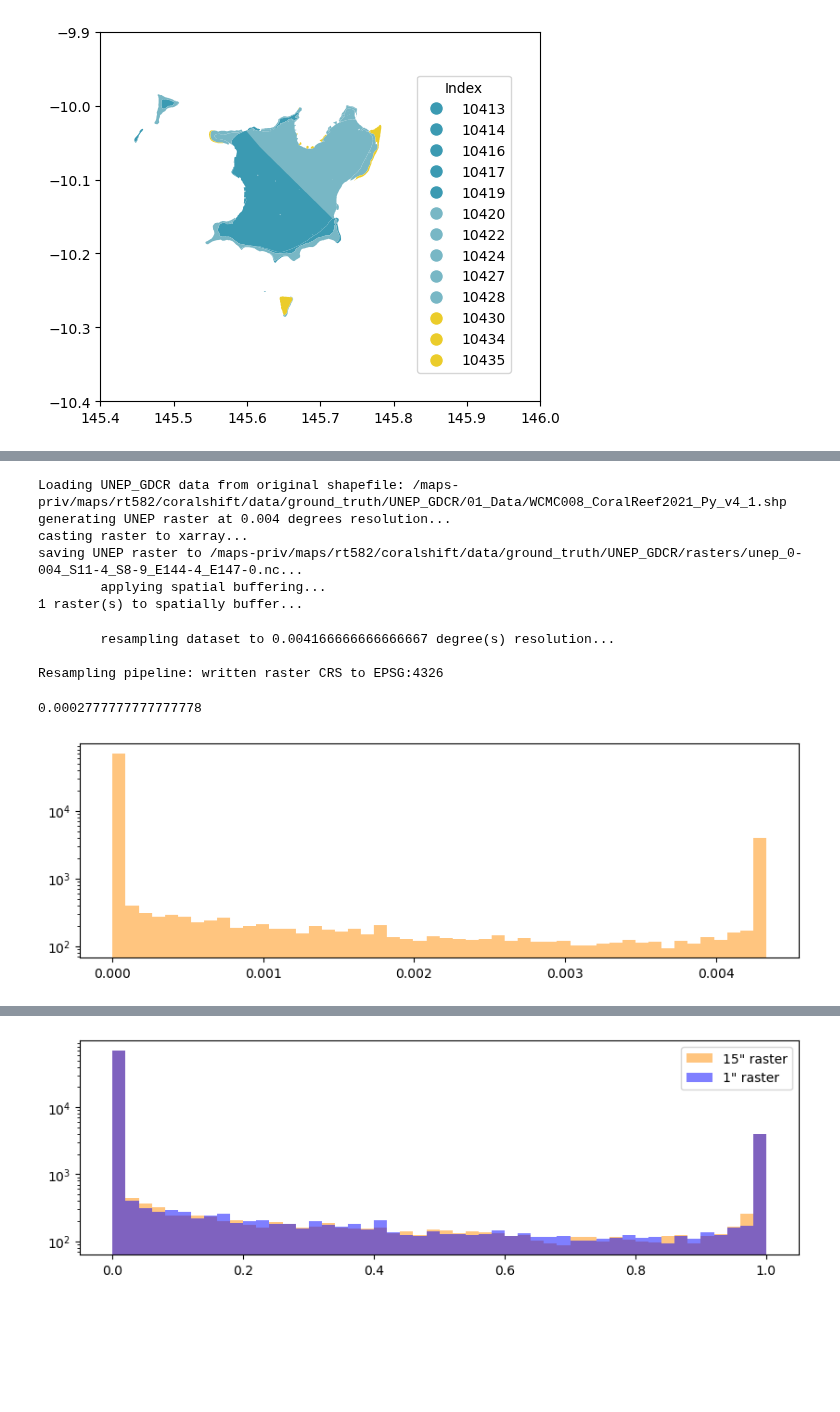
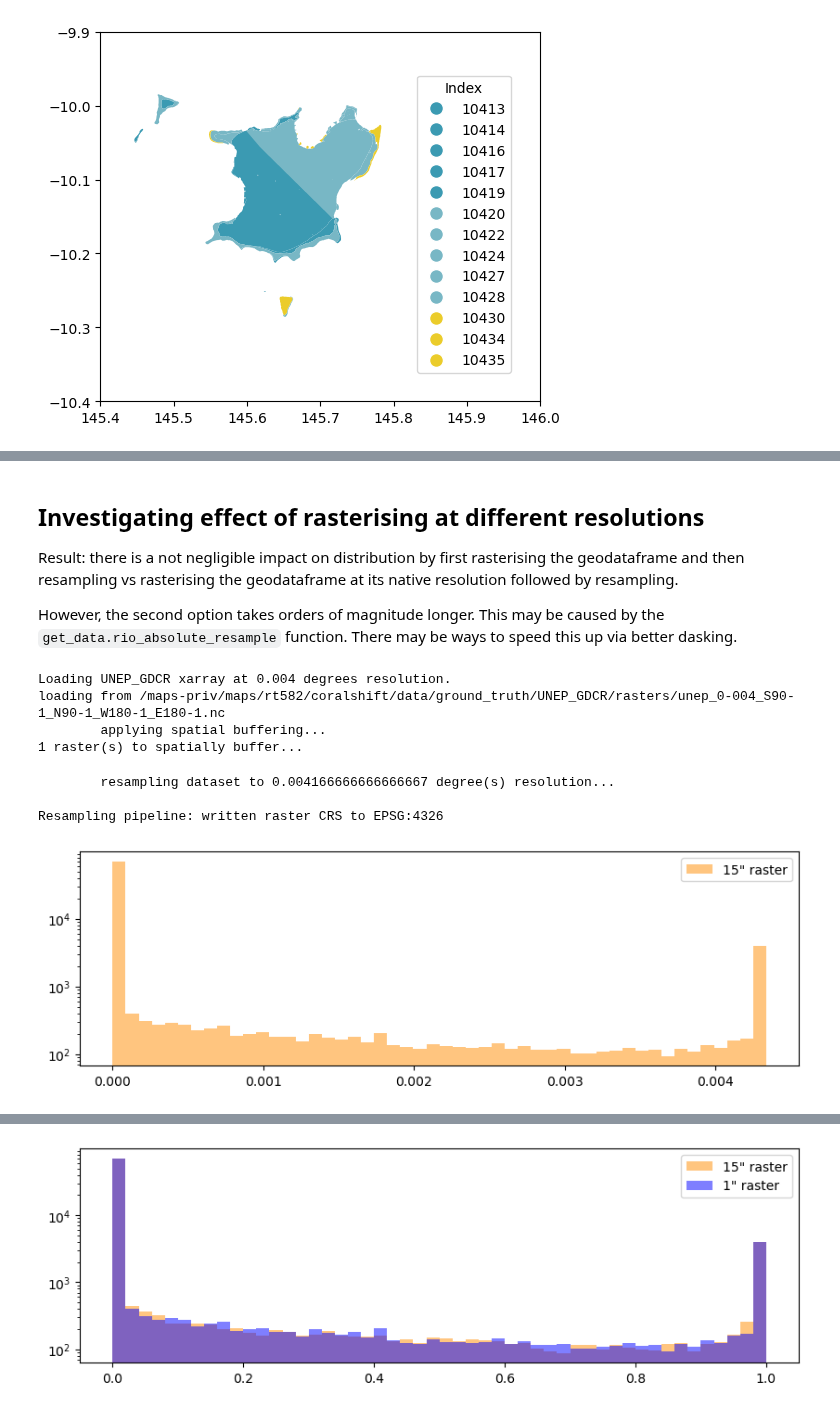
Before and after one commit to orlando-code/coralshift, a Jupyter notebook: notebooks/wip/coral_presence.ipynb, the cells around one changed output, grey strips where cells are left out. Saved outputs shown, nothing was run; the diff lists cells and outputs as text; code cells hidden in the pictures; blank space fills up the shorter version.

```diff
--- a/notebooks/wip/coral_presence.ipynb
+++ b/notebooks/wip/coral_presence.ipynb
@@ -49,10 +53,10 @@ print(RESOLUTION_LAT)
 # %%
-# operating on remote
 # load in shapefile to geopandas dataframe
-# unep_fp = Path(config.gt_folder) / "unep-wcmc/01_Data/WCMC008_CoralReef2021_Py_v4_1.shp" #idk why this didn't work
-# N.B. NOT /maps/rt582/coralshift/data/ground_truth/UNEP_GDCR/01_Data/WCMC008_CoralReef2021_Pt_v4_1.shp (for some reason)
-unep_fp = "/maps/rt582/coralshift/data/ground_truth/UNEP_GDCR/01_Data/WCMC008_CoralReef2021_Py_v4_1.shp"
-unep_gdf = gpd.read_file(unep_fp)
-print(len(unep_gdf))
+main_unep_fp = "/maps/rt582/coralshift/data/ground_truth/UNEP_GDCR/01_Data/WCMC008_CoralReef2021_Py_v4_1.shp"
+caribbean_fp = "/maps/rt582/coralshift/data/ground_truth/UNEP_GDCR/01_Data/WCMC008_CoralReef2021_Pt_v4_1.shp"
+main_unep_gdf = gpd.read_file(main_unep_fp)
+caribbean_gdf = gpd.read_file(caribbean_fp)
+unep_gdf = pd.concat([main_unep_gdf, caribbean_gdf], ignore_index=True)
+print("Number of entries in GDCR (including multipolygons): ", len(unep_gdf))
 unep_gdf.head()
 # %% [output]
@@ -99,19 +97,15 @@ import dask_geopandas as daskgpd
 lats = LATS_LARGE_LIM
 lons = LONS_LARGE_LIM
 resolution = 1/3600
-shapefile_fp = unep_fp
+shapefile_fp = main_unep_fp
 gdf = daskgpd.read_file(shapefile_fp, npartitions=4)
 
-geometry_filter = sgeometry.box(min(lons), min(lats), max(lons), max(lats))
-filtered_gdf = gdf[gdf.geometry.intersects(geometry_filter)]  # coarse filter (allowing multipolys)
-filtered_gdf = filtered_gdf.compute().explode(index_parts=True)
-geometry_filter = sgeometry.box(min(lons), min(lats), max(lons), max(lats))
-filtered_gdf = filtered_gdf[filtered_gdf.geometry.intersects(geometry_filter)]  # fine filter (all polys)
+geometry_filter = sgeometry.box(min(lons), min(lats), max(lons), max(lats)) # define region of interest
+# two-filter step (rather than computing entire geodf to start) speeds up and helps with memory
+filtered_gdf = gdf[gdf.geometry.intersects(geometry_filter)]  # filter for only rows containing (multi)polygons within region
+filtered_gdf = filtered_gdf.compute().explode(index_parts=True) # explode multipolygons
+filtered_gdf = filtered_gdf[filtered_gdf.geometry.intersects(geometry_filter)]  # filter again for only rows containing polygons within region
 filtered_gdf.head()
-
-# filtered_gdf.geometry.plot(
-#     # color=[colors[i//5] for i in range(len(filtered_gdf))]
-#     )
 # %% [output]
 |  |  | LAYER_NAME | METADATA_I | ORIG_NAME | FAMILY | GENUS | SPECIES | DATA_TYPE | START_DATE | ... |
 | 19 | 0 | CRR | 1.0 | Not Reported | Not Reported | Not Reported | Not Reported | Not Reported | Not Reported | ... |
@@ -191,29 +131,31 @@ plt.colorbar()
+# %% [markdown]
+## Investigating effect of rasterising at different resolutions
+Result: there is a not negligible impact on distribution by first rasterising the geodataframe and then resampling vs rasterising the geodataframe at its native resolution followed by resampling.
+
+However, the second option takes orders of magnitude longer. This may be caused by the `get_data.rio_absolute_resample` function. There may be ways to speed this up via better dasking.
 # %%
 from coralshift.utils.config import Config
 from coralshift.utils import file_ops
+import rioxarray
+from rasterio.enums import Resampling
 
-config_fp = "/maps/rt582/coralshift/runs/config_files/config_test.yaml"
+
+config_fp = config.config_dir / "config_test.yaml"
 config_info = file_ops.read_yaml(config_fp)
 config = Config(config_info)
 # %%
-import rioxarray
-
+# load raw file
 out_raw = get_data.ReturnRaster(config, resolution=15/3600, lons=LONS_LIM, lats=LATS_LIM).return_raster('unep')
 # %% [output]
-Loading UNEP_GDCR data from original shapefile: /maps-priv/maps/rt582/coralshift/data/ground_truth/UNEP_GDCR/01_Data/WCMC008_CoralReef2021_Py_v4_1.shp
-generating UNEP raster at 0.004 degrees resolution...
-casting raster to xarray...
-saving UNEP raster to /maps-priv/maps/rt582/coralshift/data/ground_truth/UNEP_GDCR/rasters/unep_0-004_S11-4_S8-9_E144-4_E147-0.nc...
+Loading UNEP_GDCR xarray at 0.004 degrees resolution.
+loading from /maps-priv/maps/rt582/coralshift/data/ground_truth/UNEP_GDCR/rasters/unep_0-004_S90-1_N90-1_W180-1_E180-1.nc
         applying spatial buffering...
 1 raster(s) to spatially buffer...
         resampling dataset to 0.004166666666666667 degree(s) resolution...
 
 Resampling pipeline: written raster CRS to EPSG:4326
-# %%
-resolution
-# %% [output]
-0.0002777777777777778
 # %%
+# first rasterising geodataframe at 15" resolution (gebco)
 resolution = 15/3600
 raster_15 = get_data.rasterize_geodf(filtered_gdf, resolution=resolution)
 xa_d_15 = get_data.raster_to_xarray(
@@ -224,39 +166,38 @@ xa_d_15 = get_data.raster_to_xarray(
 ).chunk("auto")
 xa_d_15.longitude.attrs["units"] = "degrees_east"  # not tested
 xa_d_15.latitude.attrs["units"] = "degrees_north"  # not tested
-# ds = xa_d_15.to_dataset(name="UNEP_GDCR")
 # write crs to dataset
 xa_d_15.rio.write_crs(rasterio.crs.CRS.from_epsg(4326), inplace=True)
 
-from rasterio.enums import Resampling
+# get minmax lat/lon values from dataarray
+lat_lims = utils.get_min_max_coords(out_raw, 'latitude')
+lon_lims = utils.get_min_max_coords(out_raw, 'longitude')
 
 resample_method = Resampling.sum
 xa_d_15_resampled = get_data.rio_absolute_resample(
     # raster.sel(latitude=slice(*LATS), longitude=slice(*LONS)),
     xa_d_15,
     lat_resolution=0.01,
     lon_resolution=0.01,
     lat_range=lats,
     lon_range=lons,
     resample_method=resample_method,
     project_first=True,
 )
 
 lat_res, lon_res = abs(xa_d_15_resampled.rio.resolution()[0]), abs(xa_d_15_resampled.rio.resolution()[1])
 cell_area = lat_res * lon_res   # in degrees
 cell_area = cell_area * 110e3**2 * np.cos(np.mean(xa_d_15_resampled.sel(latitude=slice(*lat_lims), longitude=slice(*lon_lims)).latitude) * np.pi / 180)  # in m^2
 
 # number of 30x30m cells in cell
 num_30 = cell_area / 30**2
 # coverage density
 xa_d_15_resampled_density = xa_d_15_resampled / num_30
 
-
 f, ax = plt.subplots(1, 1, figsize=(10, 3))
 plt.hist(xa_d_15_resampled_density.values.flatten(), bins=50, color="darkorange", alpha=0.5, label='15" raster')
-# plt.hist(test.values.flatten(), bins=50, color="blue", alpha=0.5, label='1" raster')
-# plt.legend()
+plt.legend()
 plt.yscale("log")
 # %% [output]
-[figure, old version]
+[figure, new version]
 # %%
```
Also changed, not shown: parts of 52 cells of this notebook.
